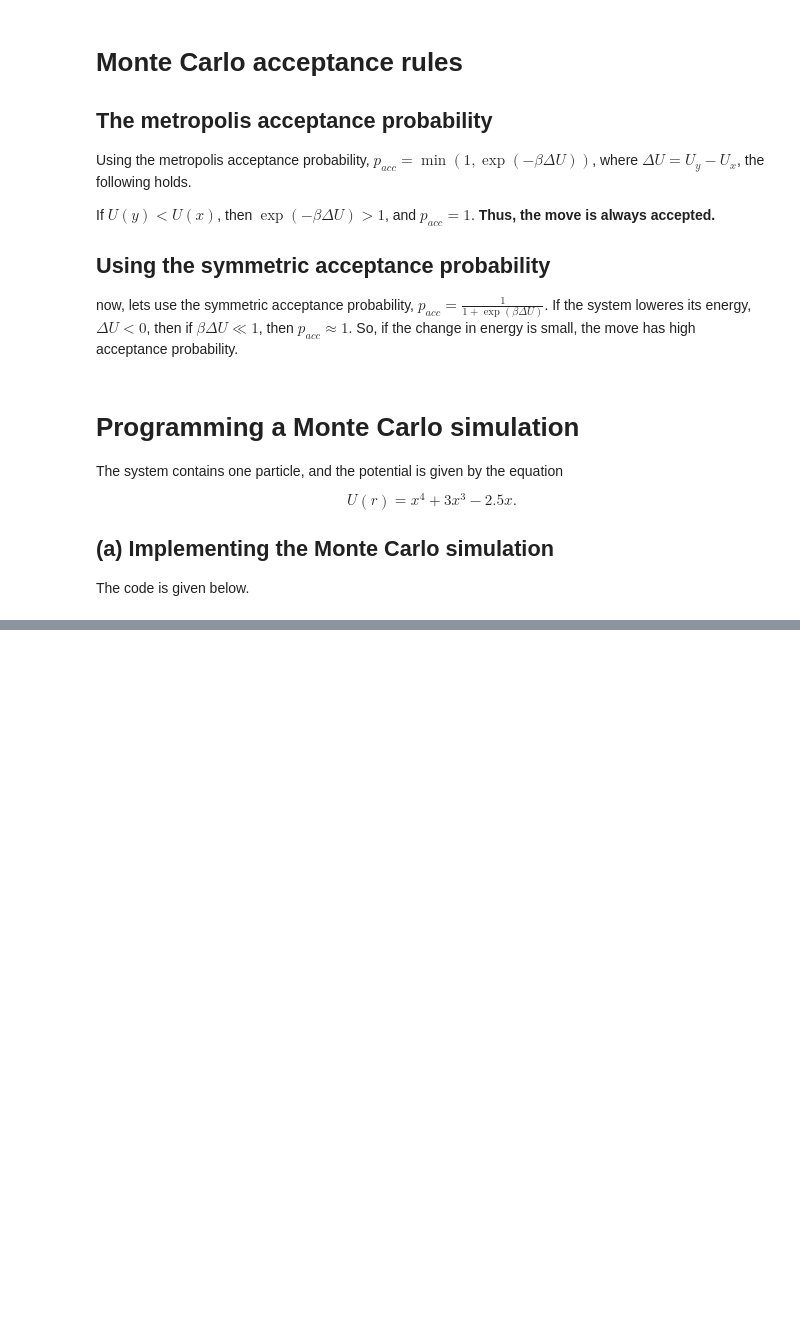
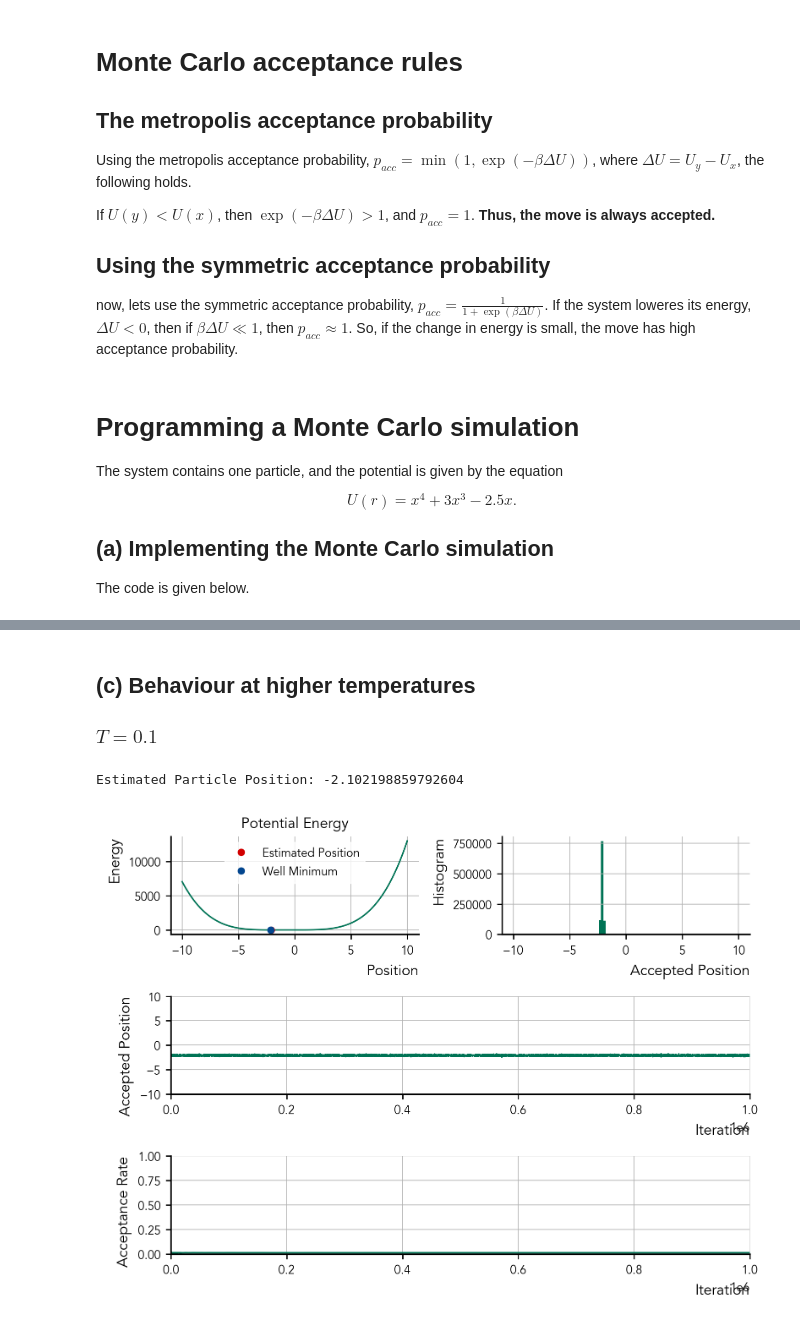
Before and after one commit to Kubiczek36/computational_physics, a Jupyter notebook: exam/exam_dokulil.ipynb, the cells around one changed output, grey strips where cells are left out. Drawn from its saved outputs; the diff is of its cells as text; code cells hidden in the pictures; blank space fills up the shorter version.

```diff
--- a/exam/exam_dokulil.ipynb
+++ b/exam/exam_dokulil.ipynb
@@ -116,0 +188,46 @@ there is full Hamiltonian of the system -- it is just __one particle__.
+# %% [markdown]
+## (c) Behaviour at higher temperatures
+
+### $T = 0.1$
+# %%
+# for
+estimated_position, accepted_positions, acc_rate = monte_carlo_simulation(num_iterations, displacement_range, k_bT = 0.1)
+print("Estimated Particle Position:", estimated_position)
+
+
+# plotting
+G = gridspec.GridSpec(3, 2)
+
+ax = [plt.subplot(G[0, 0]), plt.subplot(G[1, :]), plt.subplot(G[0, 1]), plt.subplot(G[2, :])]
+
+ax[0].set_title("Potential Energy")
+ax[0].set_ylabel("Energy")
+ax[0].set_xlabel("Position")
+x = np.linspace(*displacement_range, 100)
+ax[0].plot(x, potential_energy(x))
+ax[0].plot(estimated_position, potential_energy(estimated_position), 'o', label="Estimated Position")
+ax[0].plot(x[np.argmin(potential_energy(x))], np.min(potential_energy(x)), 'o', label="Well Minimum")
+ax[0].legend()
+
+ax[1].plot(accepted_positions)
+ax[1].set_ylabel("Accepted Position")
+ax[1].set_xlabel("Iteration")
+ax[1].set_ylim(displacement_range)
+ax[1].set_xlim(0, num_iterations)
+
+# Plot a histogram of the accepted positions within the given range
+ax[2].hist(accepted_positions, bins=100, range=displacement_range)
+ax[2].set_xlabel("Accepted Position")
+ax[2].set_ylabel("Histogram")
+
+ax[3].plot(acc_rate)
+ax[3].set_xlabel("Iteration")
+ax[3].set_ylabel("Acceptance Rate")
+ax[3].set_ylim(0, 1)
+ax[3].set_xlim(0, num_iterations)
+
+# tight layout
+plt.tight_layout()
+# %% [output]
+Estimated Particle Position: -2.102198859792604
+[figure, added]
```
Also changed, not shown: parts of 21 cells of this notebook.
